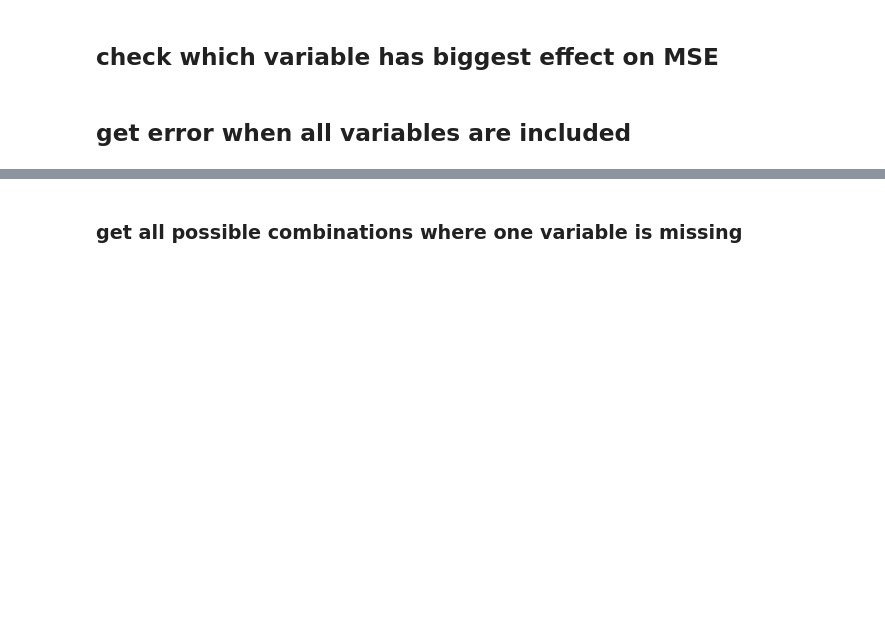
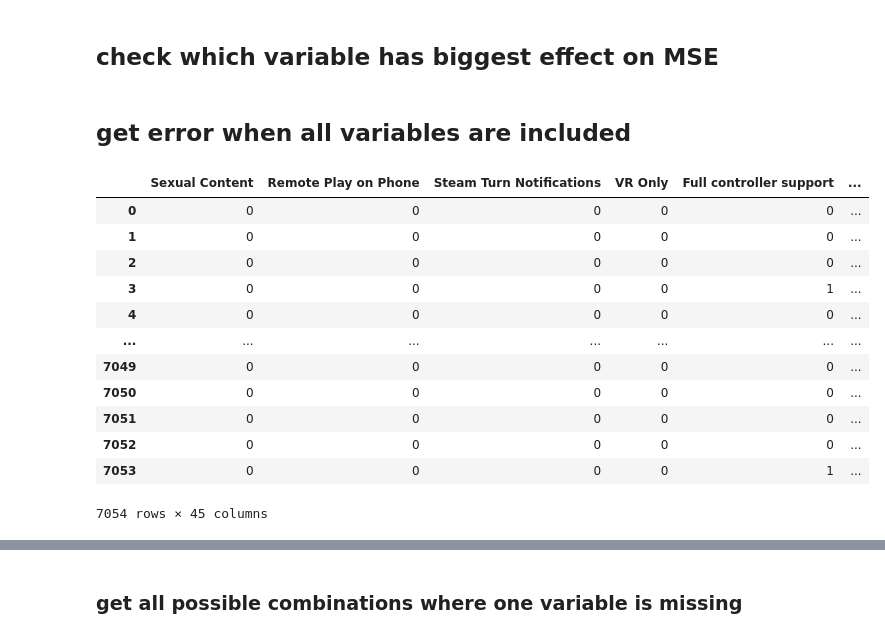
Before and after one commit to emilbreustedt/data-literacy-steam-project, a Jupyter notebook: predictor.ipynb, the cells around one changed output, grey strips where cells are left out. Cells and saved outputs as stored; diff of their text form; code cells hidden in the pictures; blank space fills up the shorter version.

```diff
--- a/predictor.ipynb
+++ b/predictor.ipynb
@@ -332,7 +300,21 @@ Index(['Sexual Content', 'Remote Play on Phone', 'VR Only',
 # %% [markdown]
 ## get error when all variables are included
 # %%
-#df.iloc[:,18:-1]
+df.iloc[:,18:-1]
+# %% [output]
+|  | Sexual Content | Remote Play on Phone | Steam Turn Notifications | VR Only | Full controller support | ... |
+| 0 | 0 | 0 | 0 | 0 | 0 | ... |
+| 1 | 0 | 0 | 0 | 0 | 0 | ... |
+| 2 | 0 | 0 | 0 | 0 | 0 | ... |
+| 3 | 0 | 0 | 0 | 0 | 1 | ... |
+| 4 | 0 | 0 | 0 | 0 | 0 | ... |
+| ... | ... | ... | ... | ... | ... | ... |
+| 7049 | 0 | 0 | 0 | 0 | 0 | ... |
+| 7050 | 0 | 0 | 0 | 0 | 0 | ... |
+| 7051 | 0 | 0 | 0 | 0 | 0 | ... |
+| 7052 | 0 | 0 | 0 | 0 | 0 | ... |
+| 7053 | 0 | 0 | 0 | 0 | 1 | ... |
+7054 rows × 45 columns
 # %%
 X_train, X_test, y_train, y_test = train_test_split(df.iloc[:,18:-1], df["score"], test_size=0.3, random_state=42)
 reg = LinearRegression().fit(X_train, y_train)
```
Also changed, not shown: parts of 28 cells of this notebook, 1 other file.
